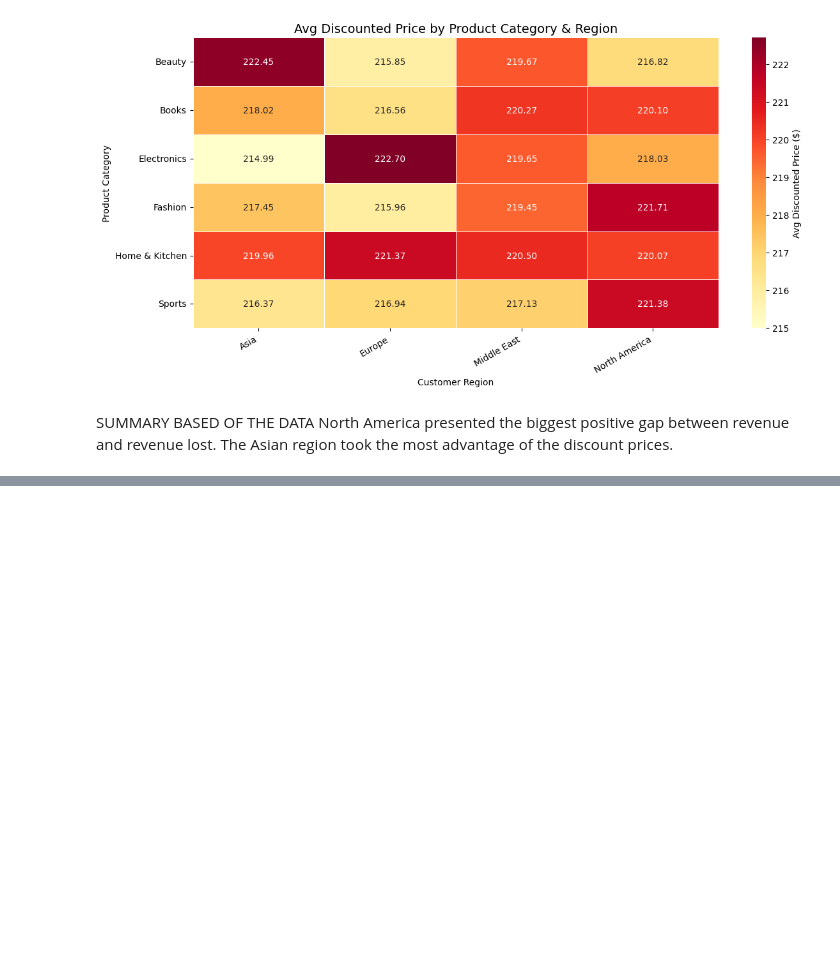
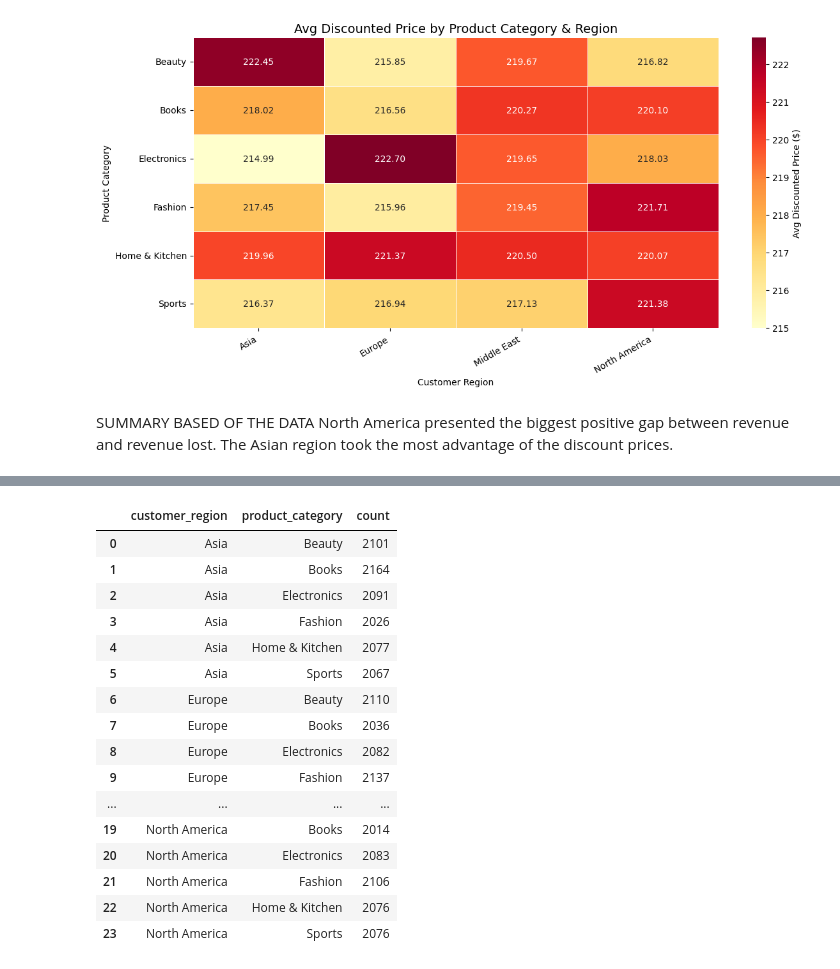
Before and after one commit to SirT17/Amazon_Sales, a Jupyter notebook: Amazon_Sales/AmazonSales_Analysis.ipynb, the cells around one changed output, grey strips where cells are left out. Saved outputs shown, nothing was run; the diff lists cells and outputs as text; code cells hidden in the pictures; blank space fills up the shorter version.

Commit message:
product per region

```diff
--- a/Amazon_Sales/AmazonSales_Analysis.ipynb
+++ b/Amazon_Sales/AmazonSales_Analysis.ipynb
@@ -272,2 +284,25 @@ North America presented the biggest positive gap between revenue and revenue los
 # %%
 #what product category for which region
+product_region = (Sales_data.groupby(['customer_region', 'product_category'])
+                  .size()
+                  .reset_index(name='count'))
+
+product_region
+# %% [output]
+|  | customer_region | product_category | count |
+| 0 | Asia | Beauty | 2101 |
+| 1 | Asia | Books | 2164 |
+| 2 | Asia | Electronics | 2091 |
+| 3 | Asia | Fashion | 2026 |
+| 4 | Asia | Home & Kitchen | 2077 |
+| 5 | Asia | Sports | 2067 |
+| 6 | Europe | Beauty | 2110 |
+| 7 | Europe | Books | 2036 |
+| 8 | Europe | Electronics | 2082 |
+| 9 | Europe | Fashion | 2137 |
+| ... | ... | ... | ... |
+| 19 | North America | Books | 2014 |
+| 20 | North America | Electronics | 2083 |
+| 21 | North America | Fashion | 2106 |
+| 22 | North America | Home & Kitchen | 2076 |
+| 23 | North America | Sports | 2076 |
```
Also changed, not shown: parts of 3 cells of this notebook.
